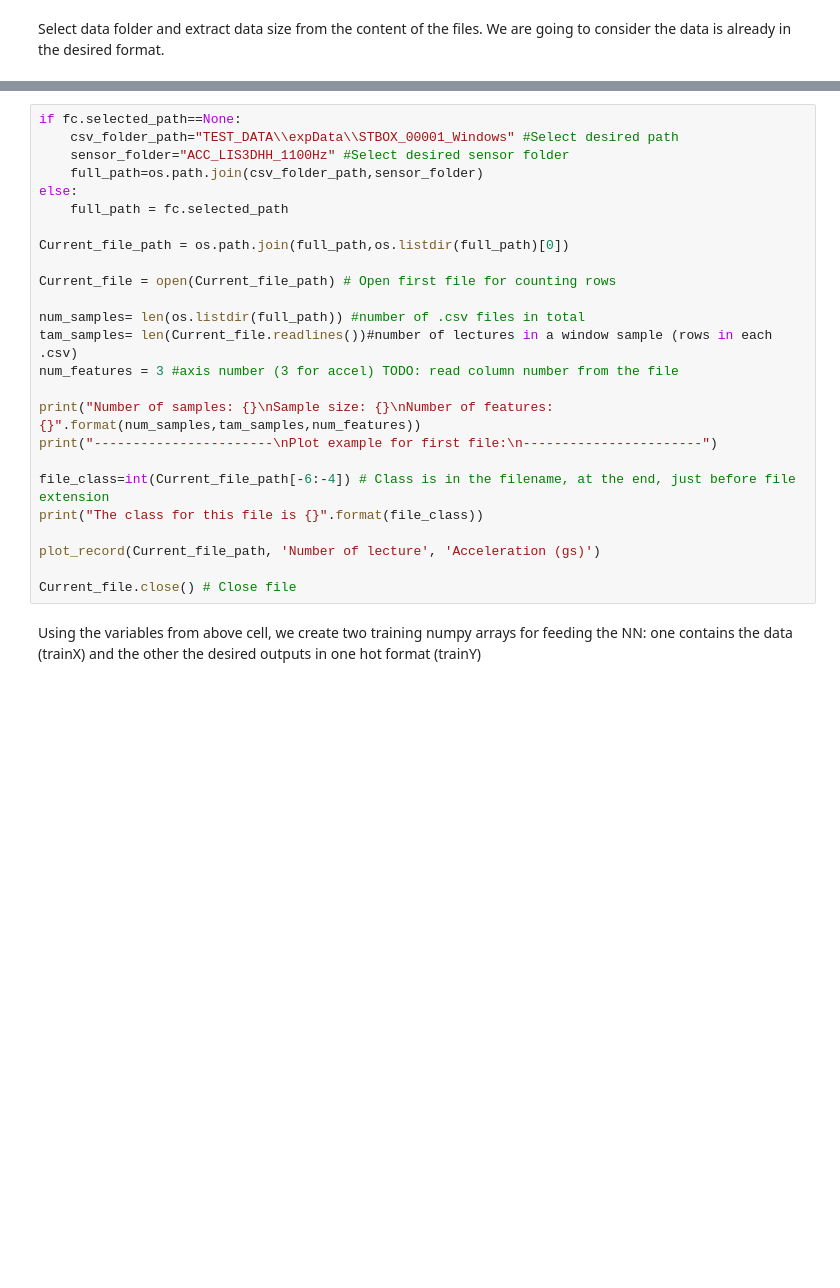
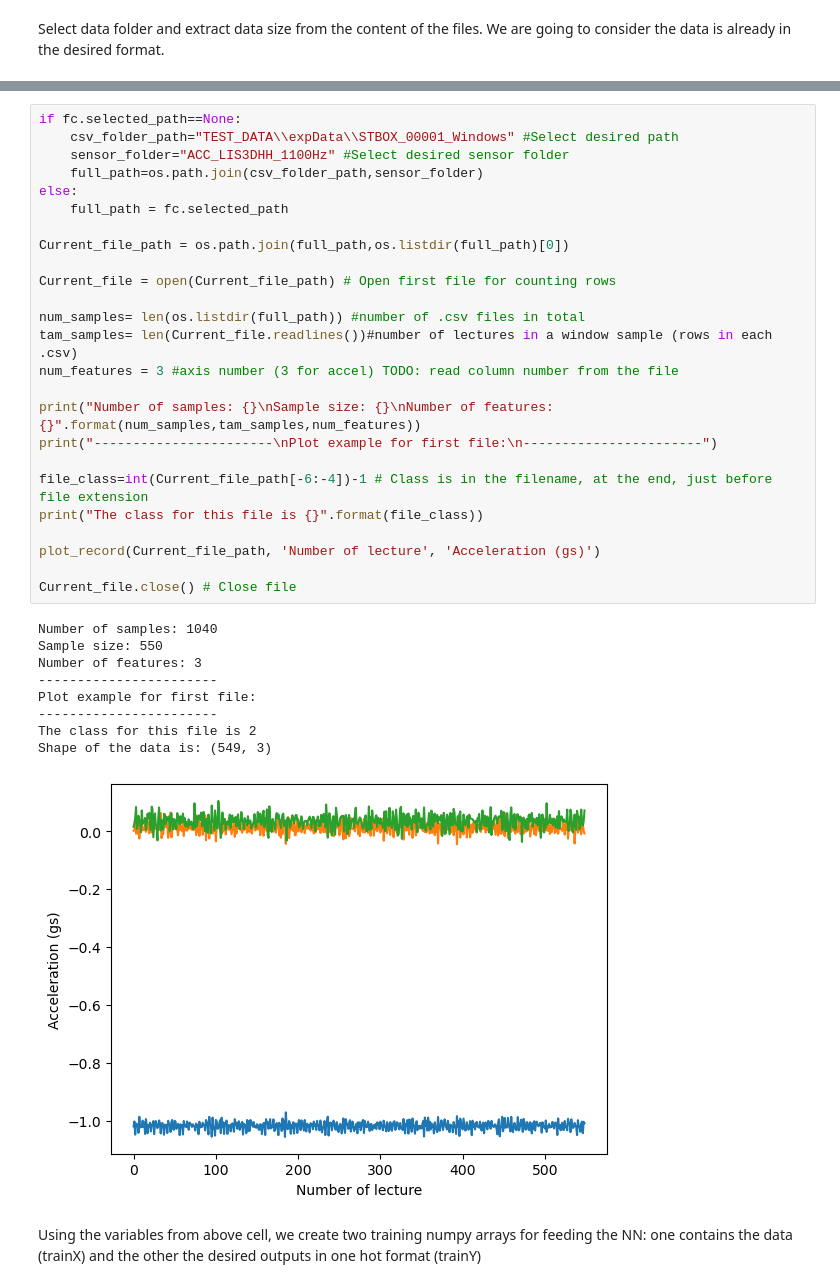
Before and after one commit to juamonsan/STEVAL-MKSBOX1V1_Dataset_creator, a Jupyter notebook: 3-Neural_Network_training(multi).ipynb, the cells around one changed output, grey strips where cells are left out. Drawn from its saved outputs; the diff is of its cells as text; blank space fills up the shorter version.

```diff
--- a/3-Neural_Network_training(multi).ipynb
+++ b/3-Neural_Network_training(multi).ipynb
@@ -154,28 +162,38 @@ display(fc)
 # %%
 if fc.selected_path==None:
     csv_folder_path="TEST_DATA\\expData\\STBOX_00001_Windows" #Select desired path
     sensor_folder="ACC_LIS3DHH_1100Hz" #Select desired sensor folder
     full_path=os.path.join(csv_folder_path,sensor_folder)
 else:
     full_path = fc.selected_path
 
 Current_file_path = os.path.join(full_path,os.listdir(full_path)[0])
 
 Current_file = open(Current_file_path) # Open first file for counting rows
 
 num_samples= len(os.listdir(full_path)) #number of .csv files in total
 tam_samples= len(Current_file.readlines())#number of lectures in a window sample (rows in each .csv)
 num_features = 3 #axis number (3 for accel) TODO: read column number from the file
 
 print("Number of samples: {}\nSample size: {}\nNumber of features: {}".format(num_samples,tam_samples,num_features))
 print("-----------------------\nPlot example for first file:\n-----------------------")
 
-file_class=int(Current_file_path[-6:-4]) # Class is in the filename, at the end, just before file extension
+file_class=int(Current_file_path[-6:-4])-1 # Class is in the filename, at the end, just before file extension
 print("The class for this file is {}".format(file_class))
 
 plot_record(Current_file_path, 'Number of lecture', 'Acceleration (gs)')
 
 Current_file.close() # Close file
+# %% [output]
+Number of samples: 1040
+Sample size: 550
+Number of features: 3
+-----------------------
+Plot example for first file:
+-----------------------
+The class for this file is 2
+Shape of the data is: (549, 3)
+[figure, added]
 # %% [markdown]
 Using the variables from above cell, we create two training numpy arrays for feeding the NN: one contains the data (trainX) and the other the desired outputs in one hot format (trainY)
 # %%
```
Also changed, not shown: parts of 23 cells of this notebook, 1 other file.
